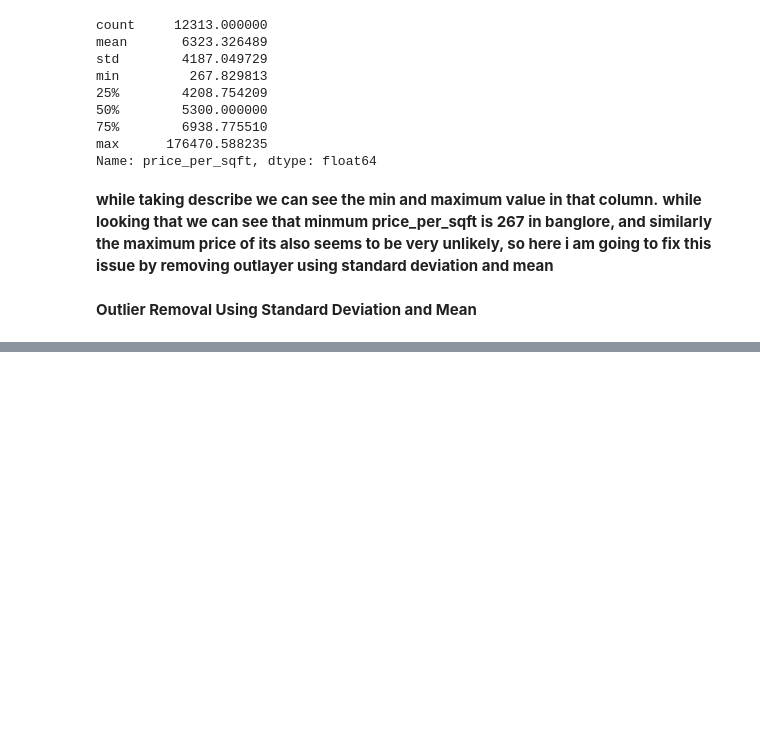
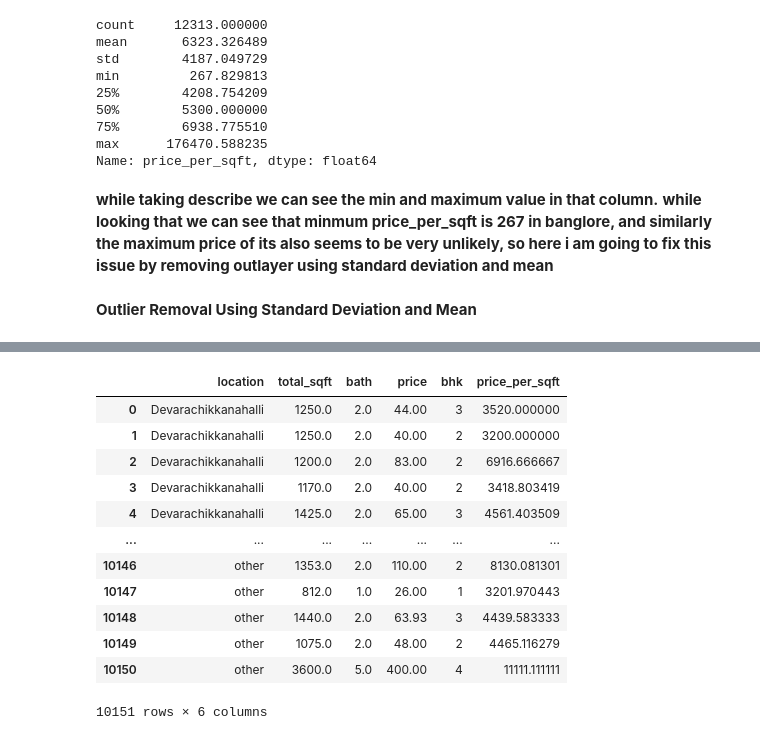
Before and after one commit to thekurup/bengaluruhousepriceprediction, a Jupyter notebook: houseprice.ipynb, the cells around one changed output, grey strips where cells are left out. Saved outputs shown, nothing was run; the diff lists cells and outputs as text; code cells hidden in the pictures; blank space fills up the shorter version.

```diff
--- a/houseprice.ipynb
+++ b/houseprice.ipynb
@@ -547,0 +587,16 @@ to fix this issue by removing outlayer using standard deviation and mean**
+# %%
+data1
+# %% [output]
+|  | location | total_sqft | bath | price | bhk | price_per_sqft |
+| 0 | Devarachikkanahalli | 1250.0 | 2.0 | 44.00 | 3 | 3520.000000 |
+| 1 | Devarachikkanahalli | 1250.0 | 2.0 | 40.00 | 2 | 3200.000000 |
+| 2 | Devarachikkanahalli | 1200.0 | 2.0 | 83.00 | 2 | 6916.666667 |
+| 3 | Devarachikkanahalli | 1170.0 | 2.0 | 40.00 | 2 | 3418.803419 |
+| 4 | Devarachikkanahalli | 1425.0 | 2.0 | 65.00 | 3 | 4561.403509 |
+| ... | ... | ... | ... | ... | ... | ... |
+| 10146 | other | 1353.0 | 2.0 | 110.00 | 2 | 8130.081301 |
+| 10147 | other | 812.0 | 1.0 | 26.00 | 1 | 3201.970443 |
+| 10148 | other | 1440.0 | 2.0 | 63.93 | 3 | 4439.583333 |
+| 10149 | other | 1075.0 | 2.0 | 48.00 | 2 | 4465.116279 |
+| 10150 | other | 3600.0 | 5.0 | 400.00 | 4 | 11111.111111 |
+10151 rows × 6 columns
```
Also changed, not shown: parts of 48 cells of this notebook.
